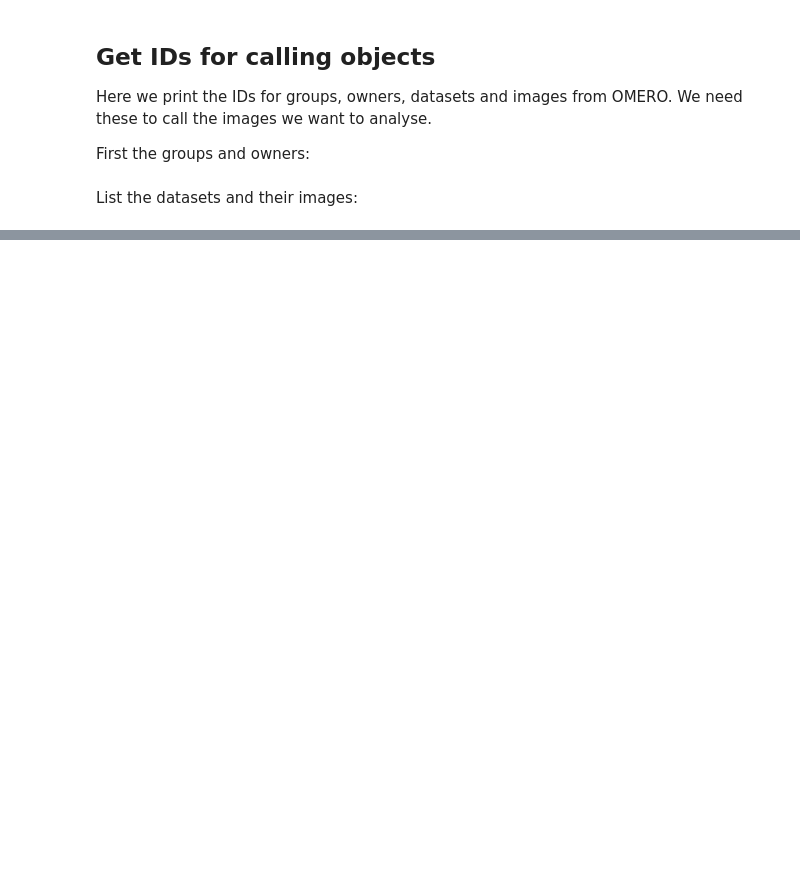
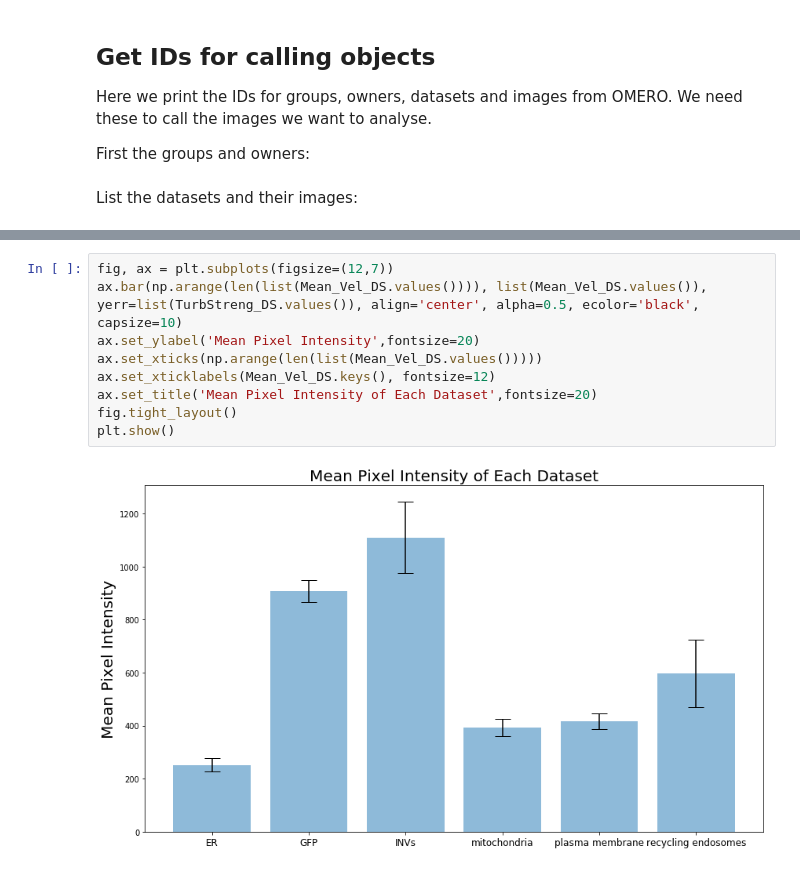
Before and after one commit to Laura190/FluctuatingIntensities, a Jupyter notebook: FluctuatingIntensities.ipynb, the cells around one changed output, grey strips where cells are left out. Drawn from its saved outputs; the diff is of its cells as text; blank space fills up the shorter version.

```diff
--- a/FluctuatingIntensities.ipynb
+++ b/FluctuatingIntensities.ipynb
@@ -118,0 +179,11 @@ plt.show;
+# %%
+fig, ax = plt.subplots(figsize=(12,7))
+ax.bar(np.arange(len(list(Mean_Vel_DS.values()))), list(Mean_Vel_DS.values()), yerr=list(TurbStreng_DS.values()), align='center', alpha=0.5, ecolor='black', capsize=10)
+ax.set_ylabel('Mean Pixel Intensity',fontsize=20)
+ax.set_xticks(np.arange(len(list(Mean_Vel_DS.values()))))
+ax.set_xticklabels(Mean_Vel_DS.keys(), fontsize=12)
+ax.set_title('Mean Pixel Intensity of Each Dataset',fontsize=20)
+fig.tight_layout()
+plt.show()
+# %% [output]
+[figure, added]
```
Also changed, not shown: parts of 34 cells of this notebook.
